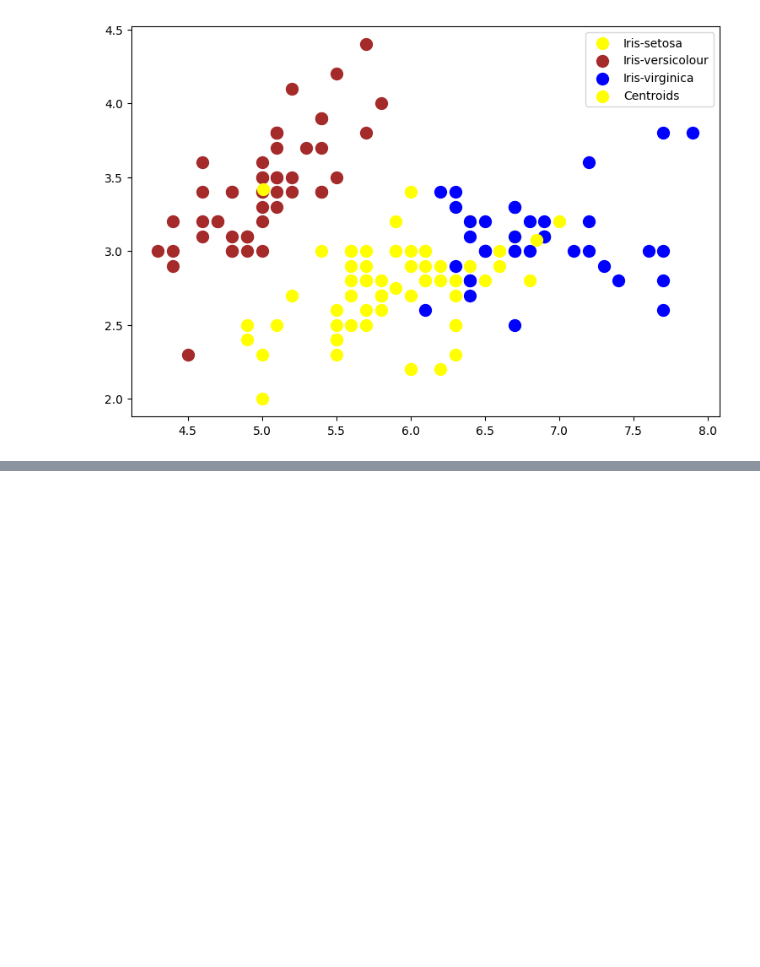
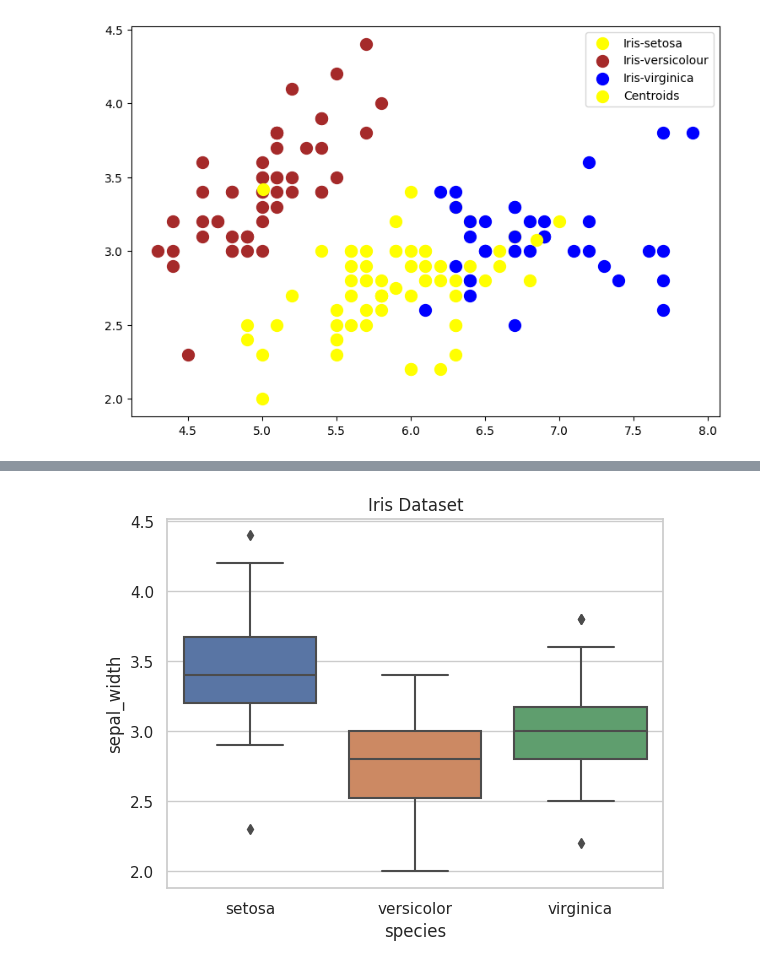
Before and after one commit to padmashree1995/sparks-foundation, a Jupyter notebook: task2_prediction_using_unsupervised_ML.ipynb, the cells around one changed output, grey strips where cells are left out. Drawn from its saved outputs; the diff is of its cells as text; code cells hidden in the pictures; blank space fills up the shorter version.

```diff
--- a/task2_prediction_using_unsupervised_ML.ipynb
+++ b/task2_prediction_using_unsupervised_ML.ipynb
@@ -184,0 +203,6 @@ plt.show()
+# %%
+sns.boxplot(x='species',y='sepal_width',data=iris)
+plt.title("Iris Dataset")
+plt.show()
+# %% [output]
+[figure, added]
```
Also changed, not shown: parts of 8 cells of this notebook.
